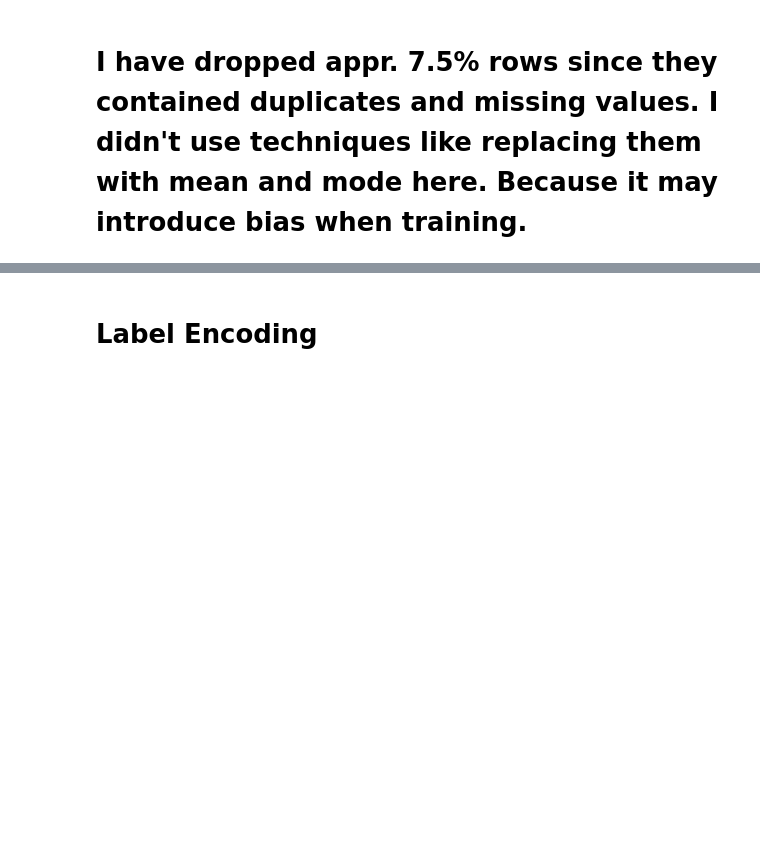
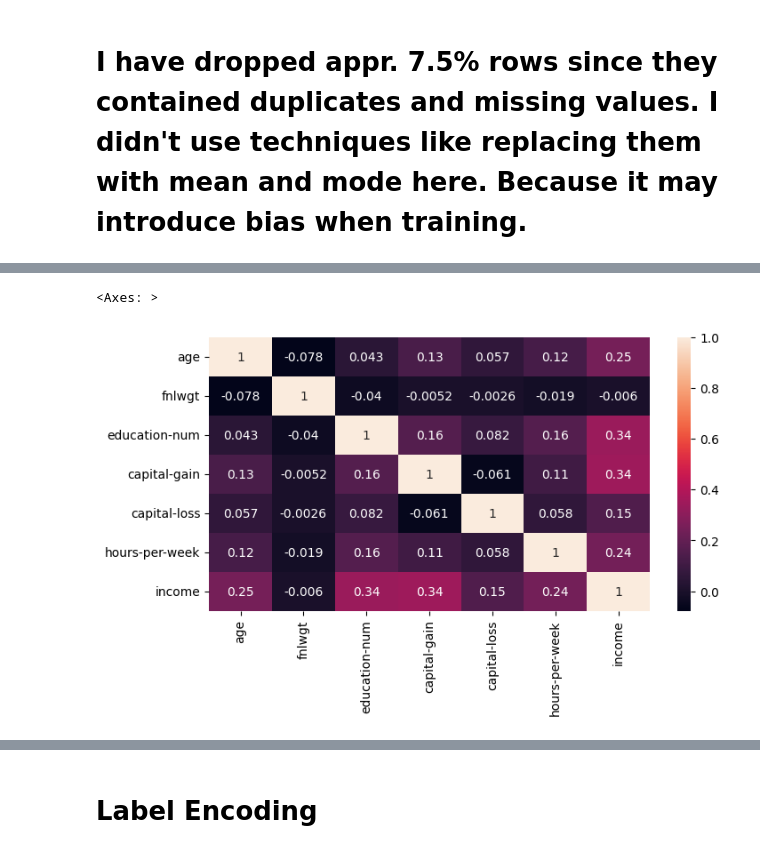
Before and after one commit to Binuka-Rajapaksha/Census-Data-Analysis, a Jupyter notebook: model/Model-Develop.ipynb, the cells around one changed output, grey strips where cells are left out. Cells and saved outputs as stored; diff of their text form; code cells hidden in the pictures; blank space fills up the shorter version.

```diff
--- a/model/Model-Develop.ipynb
+++ b/model/Model-Develop.ipynb
@@ -298,0 +267,9 @@ under_sampled_data
+# %%
+numerical_columns = ['age', 'fnlwgt', 'education-num', 'capital-gain', 'capital-loss', 'hours-per-week', 'income']
+corr = winsorized_data[numerical_columns].corr()
+# %%
+plt.figure(figsize=(8,4))
+sns.heatmap(corr, annot=True)
+# %% [output]
+<Axes: >
+[figure, added]
```
Also changed, not shown: parts of 60 cells of this notebook.
